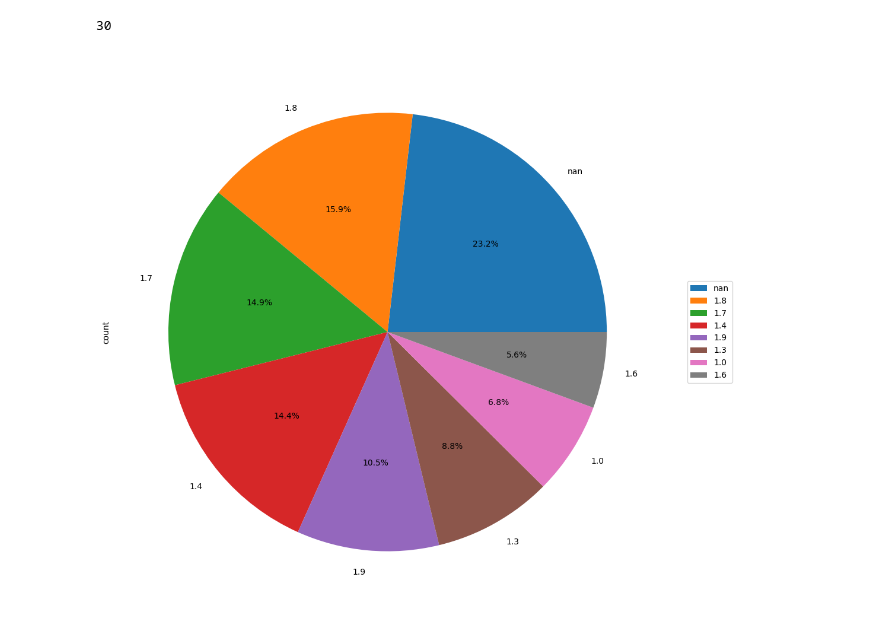
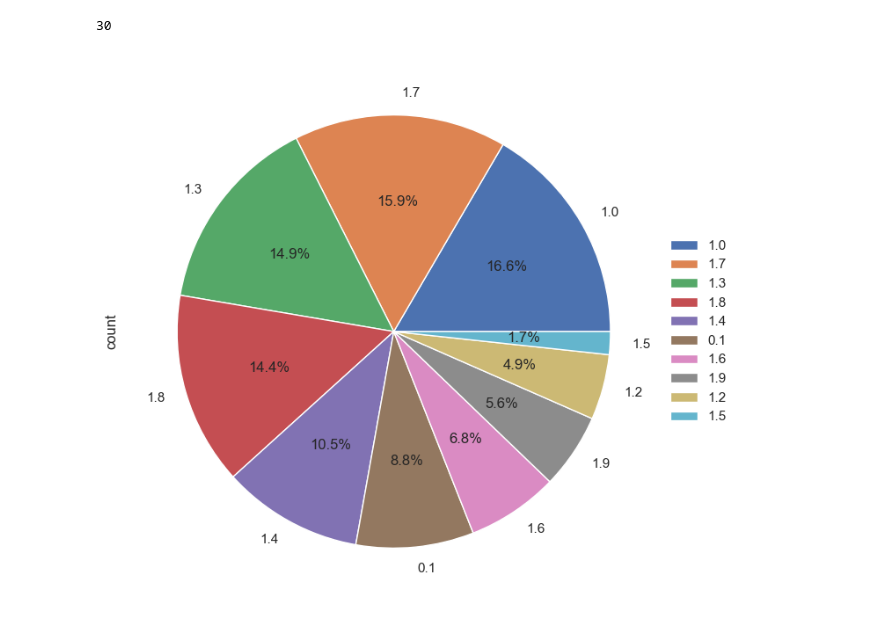
Before and after one commit to milicaj00/ML-P1-Classification, a Jupyter notebook: Projekat 2/main.ipynb, the cells around one changed output. Cells and saved outputs as stored; diff of their text form; code cells hidden in the pictures.

```diff
--- a/Projekat 2/main.ipynb
+++ b/Projekat 2/main.ipynb
@@ -12,7 +12,7 @@ from sklearn.decomposition import PCA
 from sklearn import datasets
 from sklearn.preprocessing import StandardScaler
 from sklearn.cluster import KMeans
-sns.set(style="white")
+sns.set(style="dark")
 sns.set(style="whitegrid", color_codes=True)
 # %% [markdown]
 ## Read data
@@ -156,9 +156,9 @@ data1["Display Size"].isnull().sum()
 440
 30
 # %%
-pyplot.figure(figsize=(12, 12))
-pie = data1["Display Size"].value_counts().plot(kind='pie', labels=data1["Display Size"].unique(), autopct='%0.1f%%')
+pyplot.figure(figsize=(8, 8))
+pie = data1["Display Size"].value_counts().plot(kind='pie'  , autopct='%0.1f%%')
 pie.figure.legend(loc='right')
 pyplot.show()
 # %% [output]
-[figure, old version]
+[figure, new version]
```
Also changed, not shown: parts of 23 cells of this notebook.
